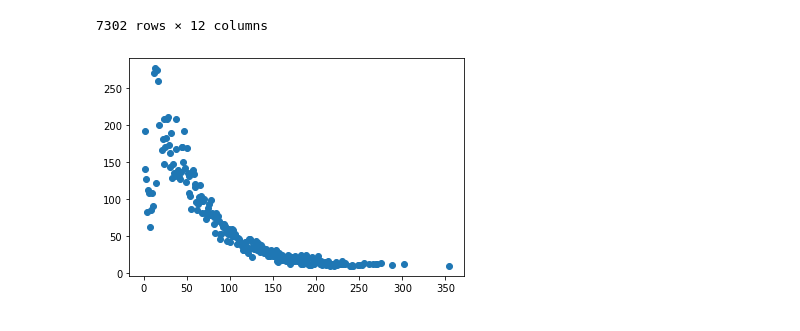
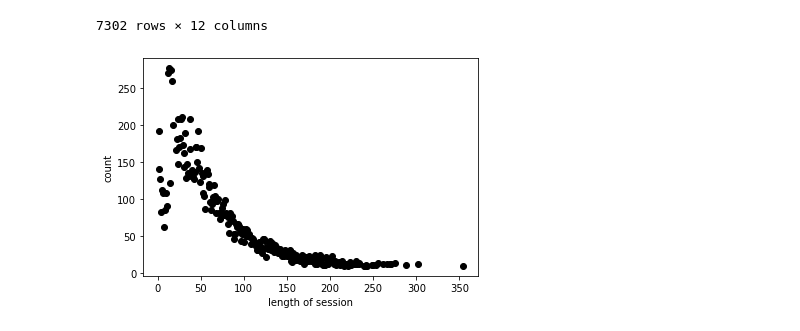
Before and after one commit to chasezcz/Persona, a Jupyter notebook: notebooks/dataPrepare.ipynb, the cells around one changed output. Cells and saved outputs as stored; diff of their text form; code cells hidden in the pictures.

```diff
--- a/notebooks/dataPrepare.ipynb
+++ b/notebooks/dataPrepare.ipynb
@@ -287,14 +317,16 @@ sessionDFF = sessionDFF.drop(['level_0', 'index'], axis=1)
 # %%
 # sessionDFF.heNumber.value_counts().plot()
 fig = plt.figure()
 
 ax = fig.add_subplot(1, 1, 1)
 
 vc = sessionDFF.heNumber.value_counts()
+plt.xlabel("length of session")
+plt.ylabel("count")
 x, y = vc.keys(), vc.values
-ax.scatter(x, y)
+ax.scatter(x, y, color='black')
 plt.savefig('../data/pngs/sessionLengths.jpg')
 # %% [output]
-[figure, old version]
+[figure, new version]
 # %%
 sessionDFF.to_csv("../data/dataset/session.csv", encoding="utf-8")
```
Also changed, not shown: parts of 6 cells of this notebook, 7 other files.
